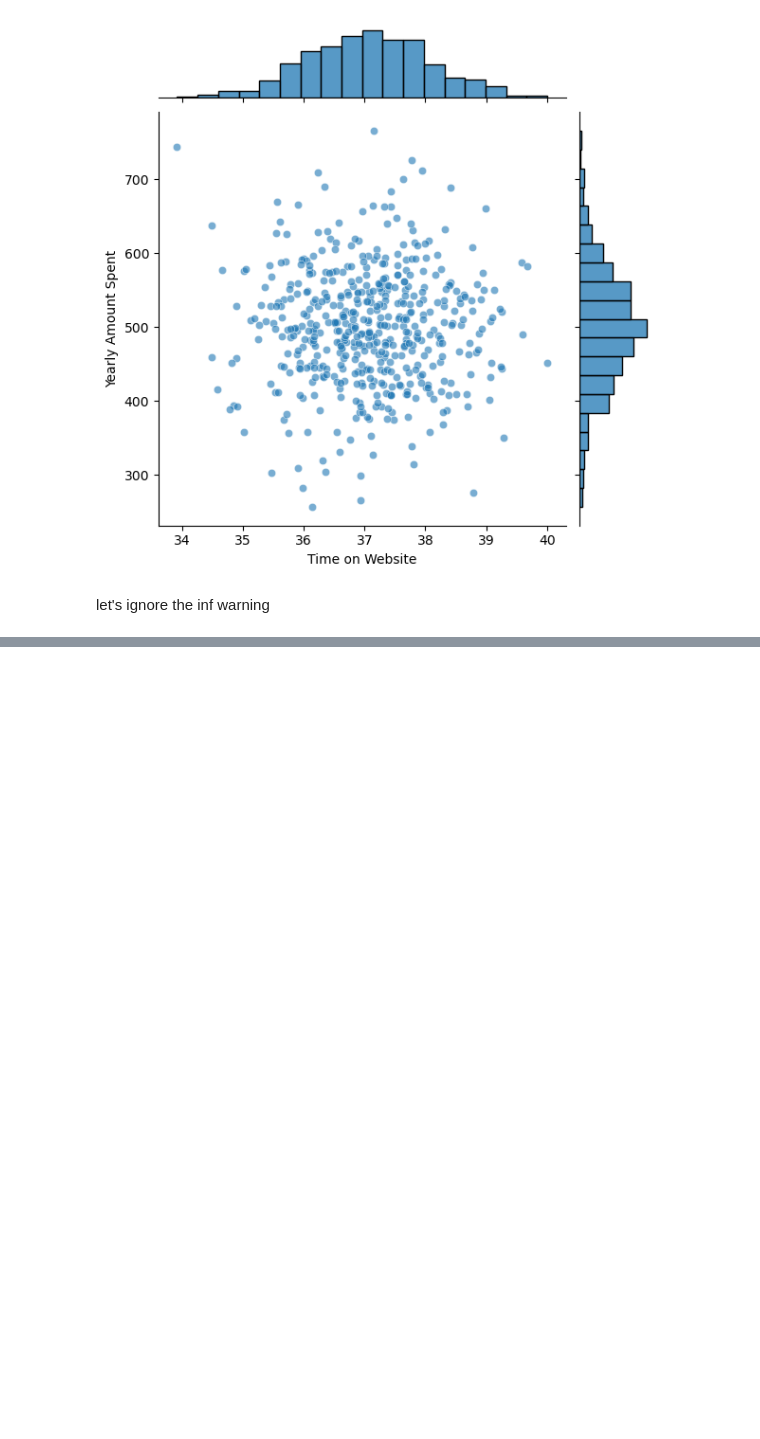
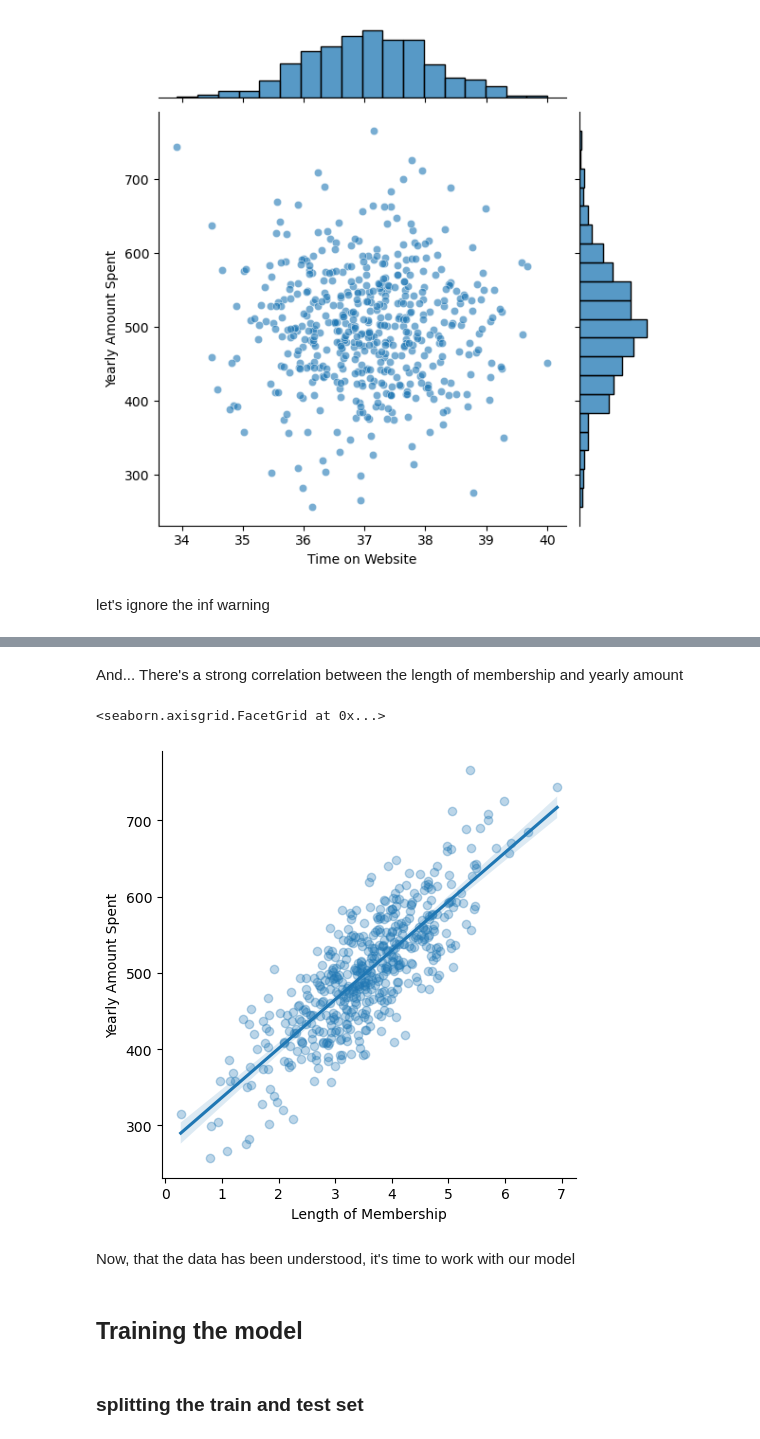
Before and after one commit to Omagbs/machine-learning-labs, a Jupyter notebook: Project Customer Channel Prediction/notebook.ipynb, the cells around one changed output, grey strips where cells are left out. Saved outputs shown, nothing was run; the diff lists cells and outputs as text; code cells hidden in the pictures; blank space fills up the shorter version.

```diff
--- a/Project Customer Channel Prediction/notebook.ipynb
+++ b/Project Customer Channel Prediction/notebook.ipynb
@@ -79,0 +98,11 @@ warnings.filterwarnings("ignore", category=FutureWarning)
+# %% [markdown]
+And... There's a strong correlation between the length of membership and yearly amount
+# %%
+sns.lmplot(x = "Length of Membership", y = "Yearly Amount Spent", data = df, scatter_kws={'alpha':0.3})
+# %% [output]
+<seaborn.axisgrid.FacetGrid at 0x...>
+[figure, added]
+# %% [markdown]
+Now, that the data has been understood, it's time to work with our model
+# %% [markdown]
+## Training the model
@@ -79,0 +111,2 @@ warnings.filterwarnings("ignore", category=FutureWarning)
+# %% [markdown]
+### splitting the train and test set
```
Also changed, not shown: parts of 9 cells of this notebook.
